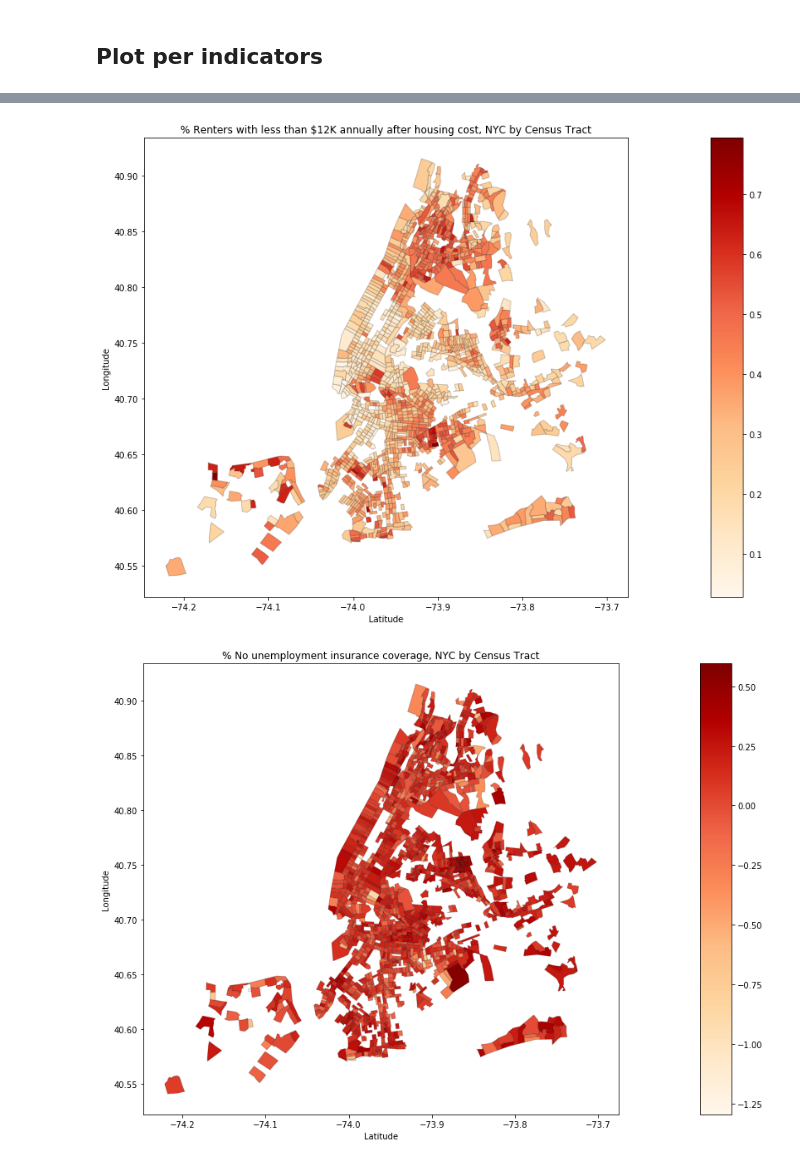
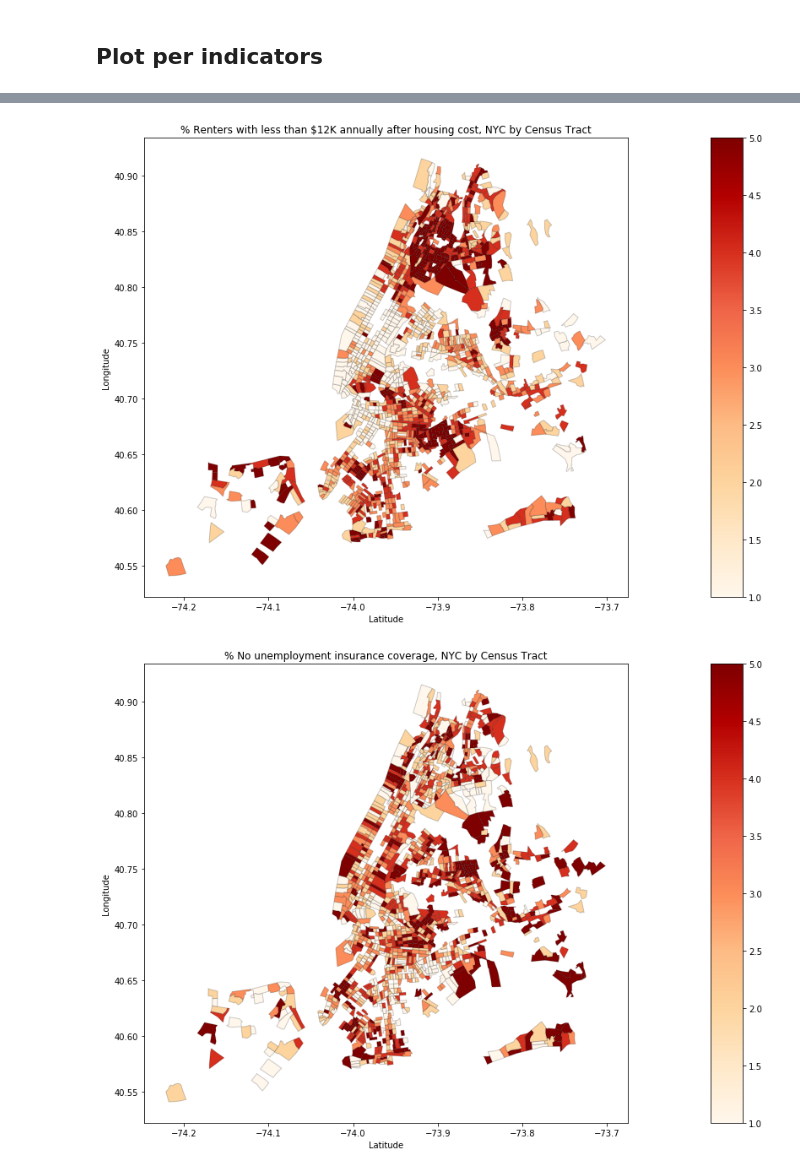
Before and after one commit to community-insight-impact/cvi_ucla_partnership, a Jupyter notebook: notebooks/Census_plots_NY.ipynb, the cells around one changed output, grey strips where cells are left out. Saved outputs shown, nothing was run; the diff lists cells and outputs as text; code cells hidden in the pictures.

Commit message:
update graphs and tables

```diff
--- a/notebooks/Census_plots_NY.ipynb
+++ b/notebooks/Census_plots_NY.ipynb
@@ -187,8 +187,13 @@ demo
 # %% [markdown]
 ## Plot per indicators
 # %%
-for col in cols[2:-1]:
-    plotNYC = tracks.join(rvi_table[['GEO_ID',col]].set_index("GEO_ID"), on = "AFFGEOID", how = "right", rsuffix='d')
-    fig = plot_NYC(plotNYC, col, component_rename[col])
-    fig.savefig('../output/{}.png'.format(col.replace(' ','_').lower()), bbox_inches = 'tight')
+cols_bin = ['GEO_ID','total_population','CARES_exclusion_c bin','pay over 50 bin','percentage-renters-less12k bin','ui_rate bin',
+            'unemployment rate bin','Risk of Job Displacement bin','RVI']
+
+rvi_table_bin= rvi.loc[rvi.include==1,cols_bin+demo_col]
+
+for col in cols_bin[2:-1]:
+    plotNYC = tracks.join(rvi_table_bin[['GEO_ID',col]].set_index("GEO_ID"), on = "AFFGEOID", how = "right", rsuffix='d')
+    fig = plot_NYC(plotNYC, col, component_rename[col.replace(' bin','')])
+    fig.savefig('../output/{}.png'.format(col.replace(' bin','').replace(' ','_').lower()), bbox_inches = 'tight')
 # %% [output]
@@ -197,2 +202,2 @@ for col in cols[2:-1]:
-[figure, old version]
+[figure, new version]
-[figure, old version]
+[figure, new version]
```
Also changed, not shown: parts of 5 cells of this notebook, 8 other files.
